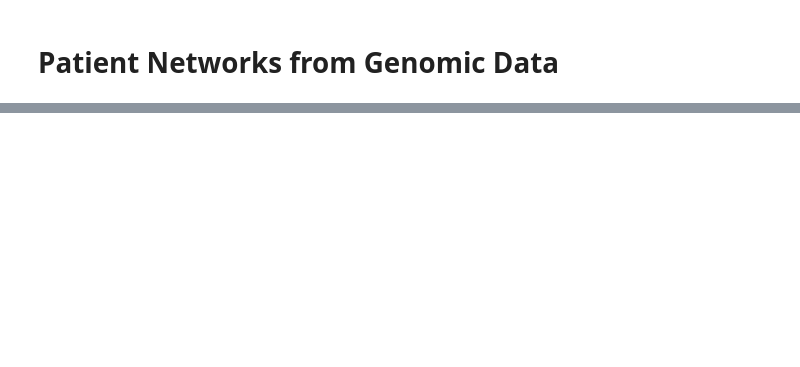
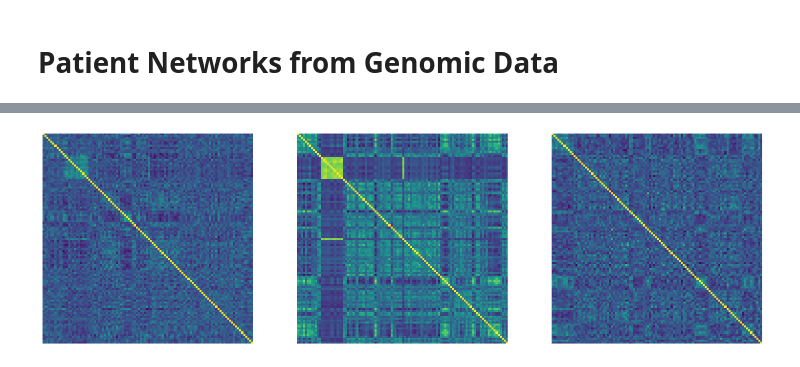
Before and after one commit to Educorreia932/FCUP-BINF, a Jupyter notebook: Assignments/Assignment 6/notebook.ipynb, the cells around one changed output, grey strips where cells are left out. Saved outputs shown, nothing was run; the diff lists cells and outputs as text; code cells hidden in the pictures; blank space fills up the shorter version.

```diff
--- a/Assignments/Assignment 6/notebook.ipynb
+++ b/Assignments/Assignment 6/notebook.ipynb
@@ -48,0 +10,9 @@ dataframes = [gene_expression, methylation, mirna]
+# %%
+dataframes = []
+
+for dataset in ("Gene", "Methy", "Mirna"):
+    dataframe = pd.read_table(f"data/LUNG_{dataset}_Expression.tsv", header=0)
+
+    dataframes.append(dataframe)
+
+dataframes[0].head()
@@ -48,0 +41,11 @@ dataframes = [gene_expression, methylation, mirna]
+# %%
+
+figure, axes = plt.subplots(1, 3, sharey=True, figsize=(20, 15))
+
+for i, correlation in enumerate(correlations):
+    axes[i].matshow(correlation)
+    axes[i].set_axis_off()
+
+plt.show()
+# %% [output]
+[figure, added]
```
Also changed, not shown: parts of 16 cells of this notebook.
